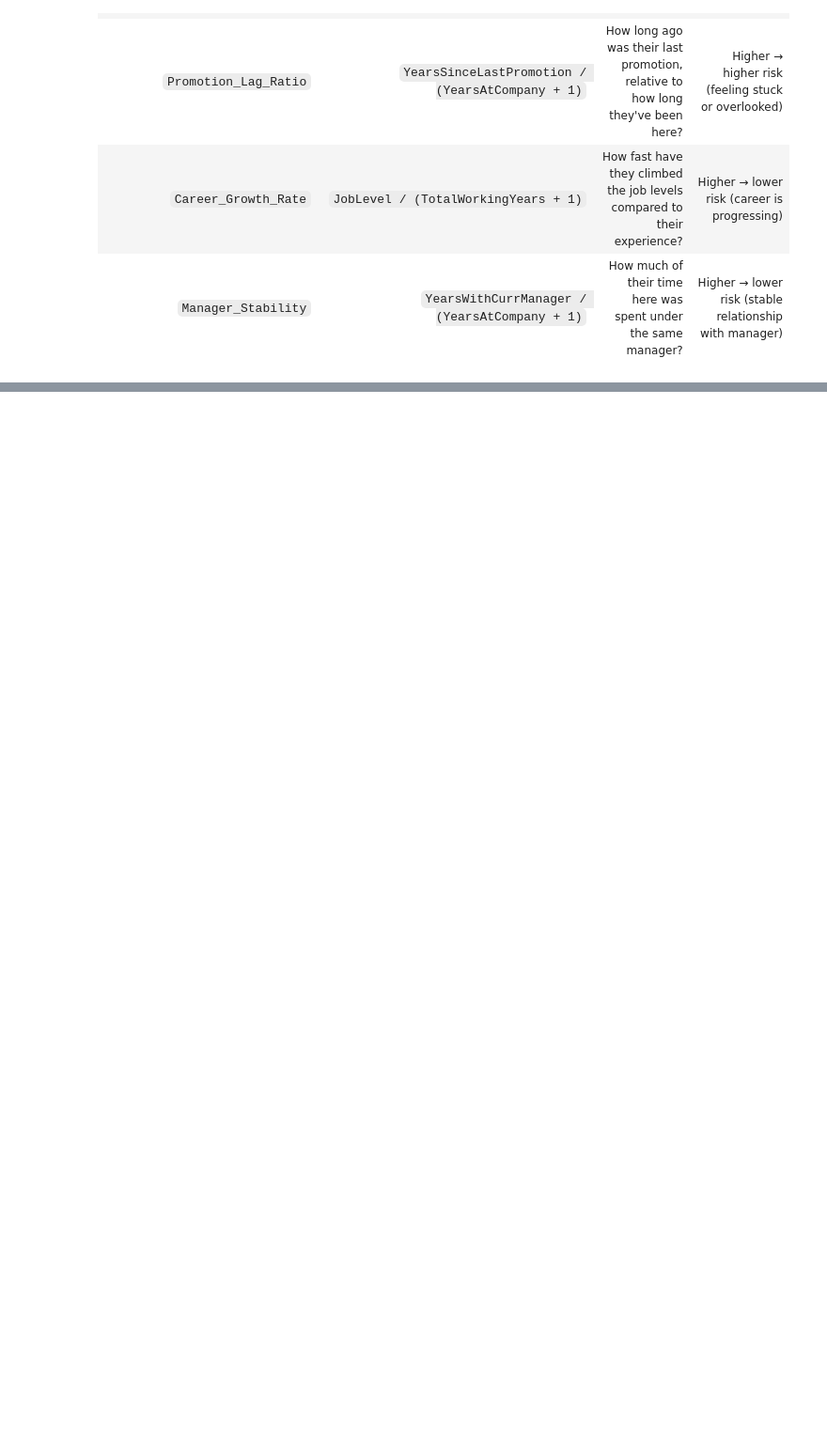
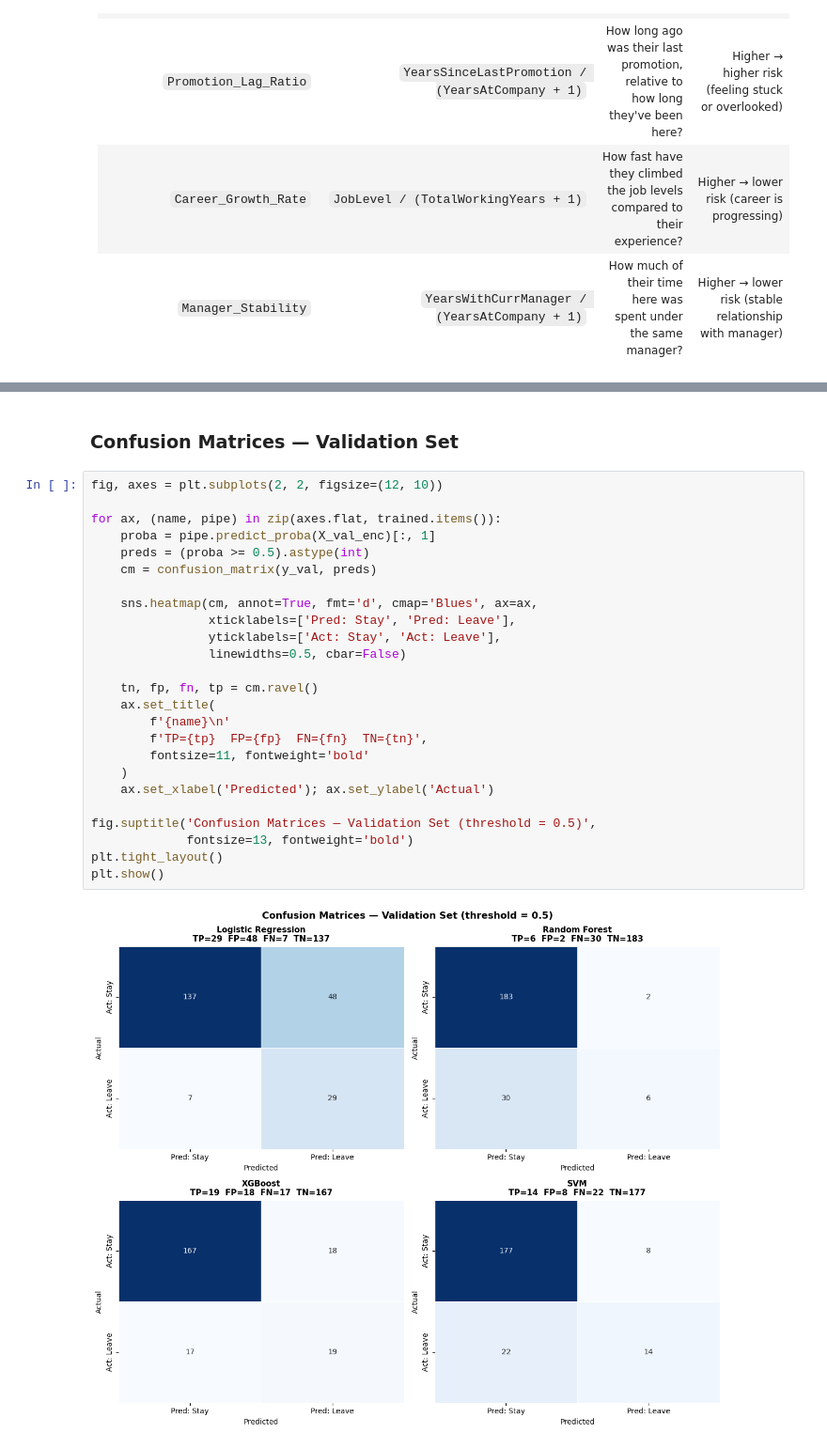
Before and after one commit to rimonshy/Employee-Churn-Prediction-System, a Jupyter notebook: notebook.ipynb, the cells around one changed output, grey strips where cells are left out. Shown at 94% size. Saved outputs shown, nothing was run; the diff lists cells and outputs as text; blank space fills up the shorter version.

```diff
--- a/notebook.ipynb
+++ b/notebook.ipynb
@@ -501,0 +911,29 @@ df[new_feats + ['Attrition']].describe().T.round(3)
+# %% [markdown]
+### Confusion Matrices — Validation Set
+# %%
+fig, axes = plt.subplots(2, 2, figsize=(12, 10))
+
+for ax, (name, pipe) in zip(axes.flat, trained.items()):
+    proba = pipe.predict_proba(X_val_enc)[:, 1]
+    preds = (proba >= 0.5).astype(int)
+    cm = confusion_matrix(y_val, preds)
+
+    sns.heatmap(cm, annot=True, fmt='d', cmap='Blues', ax=ax,
+                xticklabels=['Pred: Stay', 'Pred: Leave'],
+                yticklabels=['Act: Stay', 'Act: Leave'],
+                linewidths=0.5, cbar=False)
+
+    tn, fp, fn, tp = cm.ravel()
+    ax.set_title(
+        f'{name}\n'
+        f'TP={tp}  FP={fp}  FN={fn}  TN={tn}',
+        fontsize=11, fontweight='bold'
+    )
+    ax.set_xlabel('Predicted'); ax.set_ylabel('Actual')
+
+fig.suptitle('Confusion Matrices — Validation Set (threshold = 0.5)',
+             fontsize=13, fontweight='bold')
+plt.tight_layout()
+plt.show()
+# %% [output]
+[figure, added]
```
Also changed, not shown: parts of 41 cells of this notebook.
